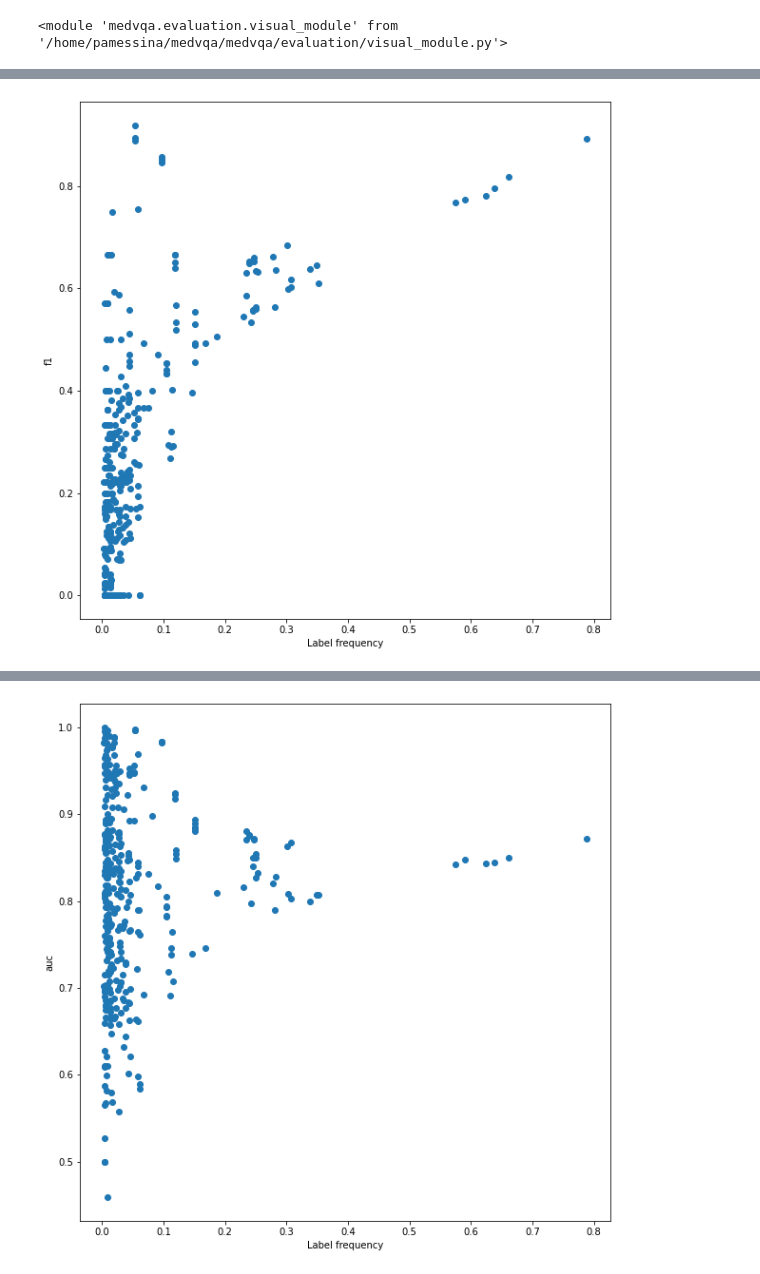
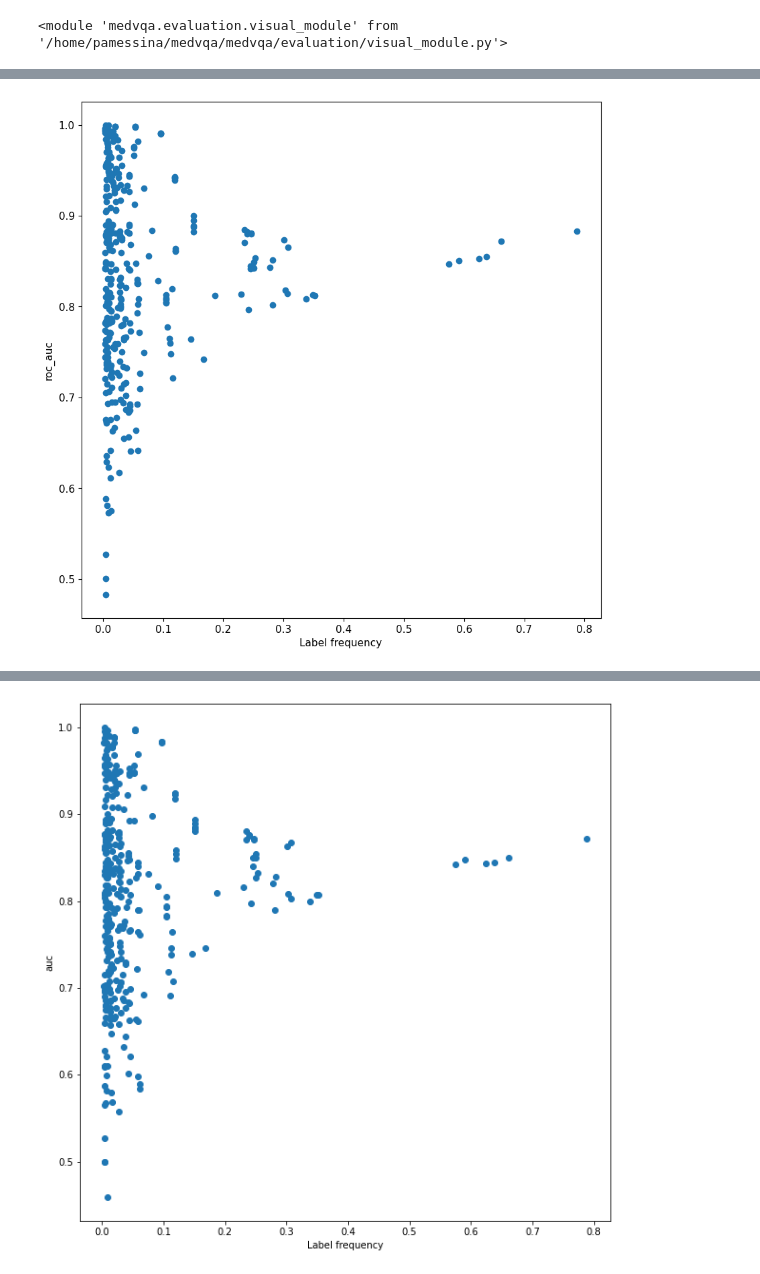
Before and after one commit to PabloMessina/MedVQA, a Jupyter notebook: medvqa/notebooks/Chest ImaGenome MLC Error Analysis.ipynb, the cells around one changed output, grey strips where cells are left out. Saved outputs shown, nothing was run; the diff lists cells and outputs as text; code cells hidden in the pictures.

```diff
--- a/medvqa/notebooks/Chest ImaGenome MLC Error Analysis.ipynb
+++ b/medvqa/notebooks/Chest ImaGenome MLC Error Analysis.ipynb
@@ -47,4 +83,4 @@ mlc_visualizer = ChestImaGenomeMLCVisualizer(
 # %%
-mlc_visualizer.plot_label_frequency_vs_metric('f1')
+mlc_visualizer.plot_label_frequency_vs_metric('roc_auc')
 # %% [output]
-[figure, old version]
+[figure, new version]
```
Also changed, not shown: parts of 32 cells of this notebook, 19 other files.
